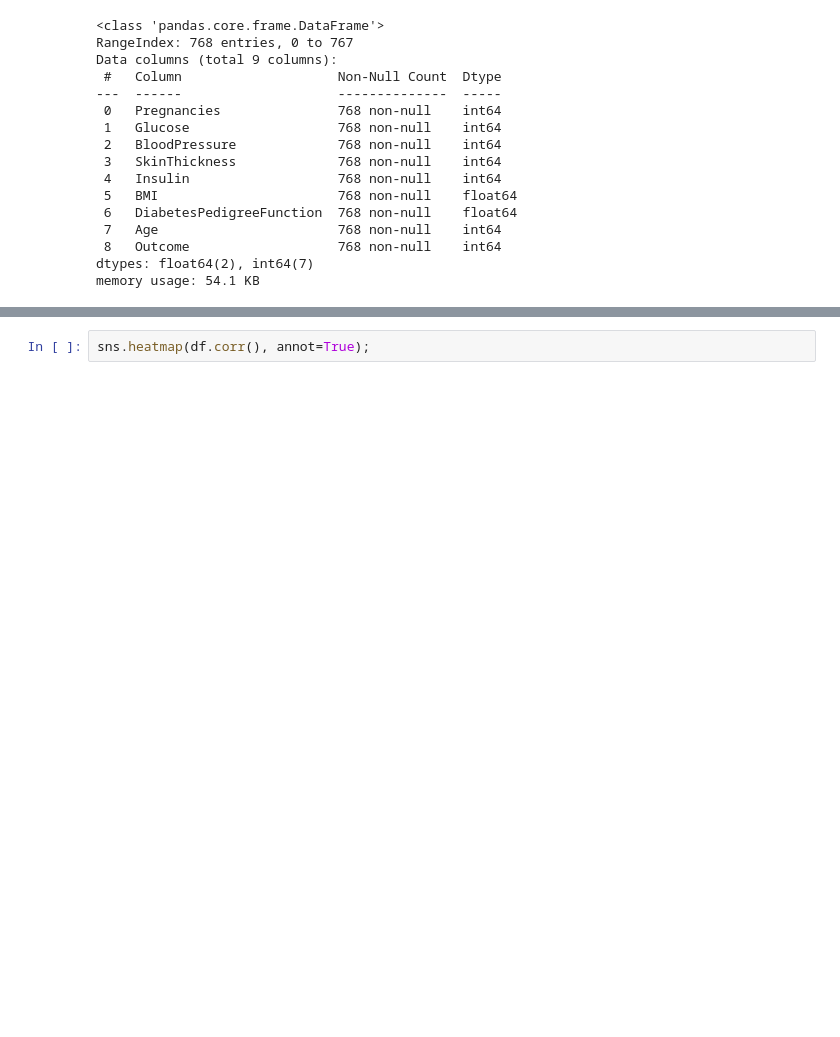
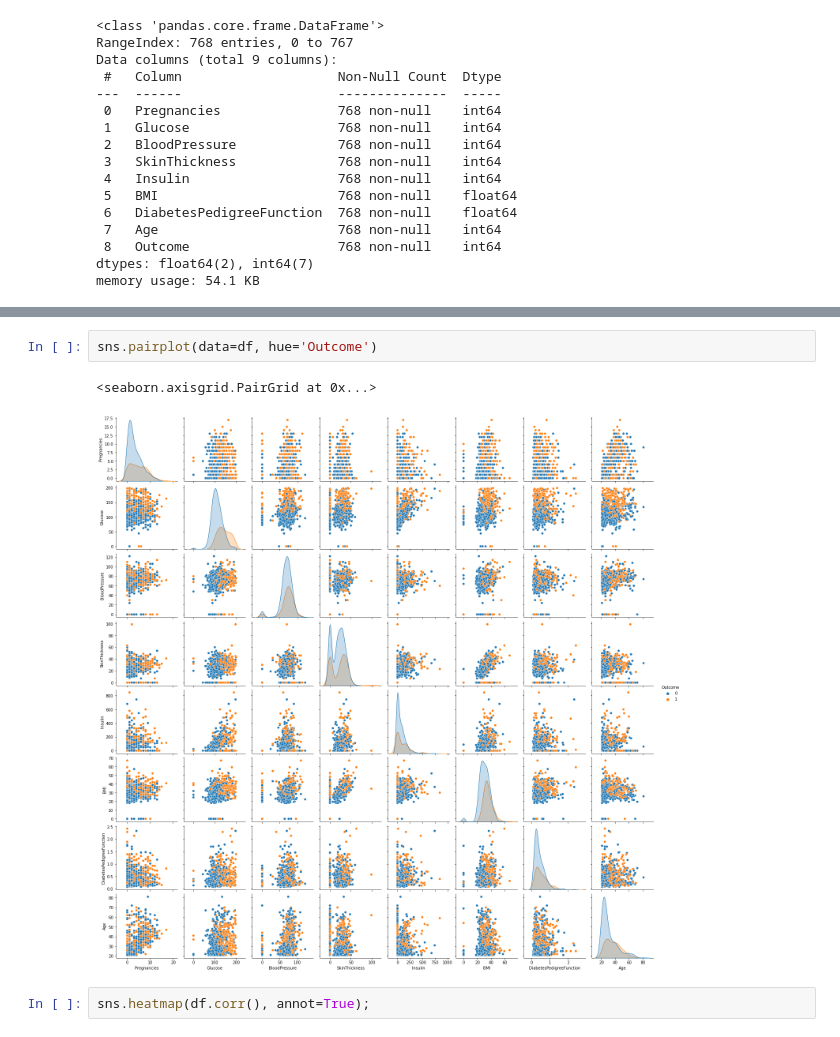
Before and after one commit to hazemMondy/omdena_planet_disease, a Jupyter notebook: week1/assignment/week_1_assignment.ipynb, the cells around one changed output, grey strips where cells are left out. Cells and saved outputs as stored; diff of their text form; blank space fills up the shorter version.

```diff
--- a/week1/assignment/week_1_assignment.ipynb
+++ b/week1/assignment/week_1_assignment.ipynb
@@ -54,6 +55,11 @@ df.describe()
 | 50% | 3.000000 | 117.000000 | 72.000000 | 23.000000 | 30.500000 | 32.000000 | 0.372500 | 29.000000 | ... |
 | 75% | 6.000000 | 140.250000 | 80.000000 | 32.000000 | 127.250000 | 36.600000 | 0.626250 | 41.000000 | ... |
 | max | 17.000000 | 199.000000 | 122.000000 | 99.000000 | 846.000000 | 67.100000 | 2.420000 | 81.000000 | ... |
+# %%
+sns.pairplot(data=df, hue='Outcome')
+# %% [output]
+<seaborn.axisgrid.PairGrid at 0x...>
+[figure, added]
 # %%
 sns.heatmap(df.corr(), annot=True);
 # %% [output]
```
Also changed, not shown: parts of 38 cells of this notebook.
